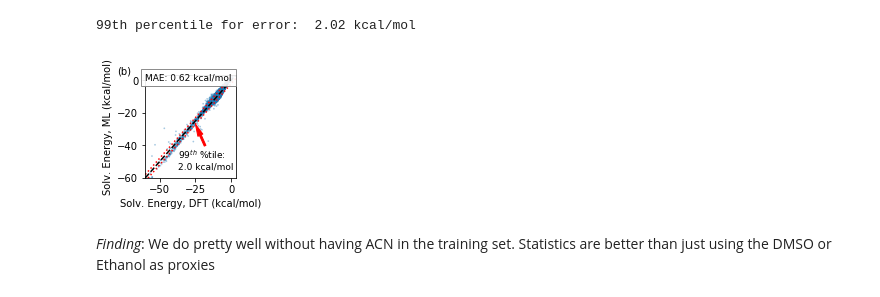
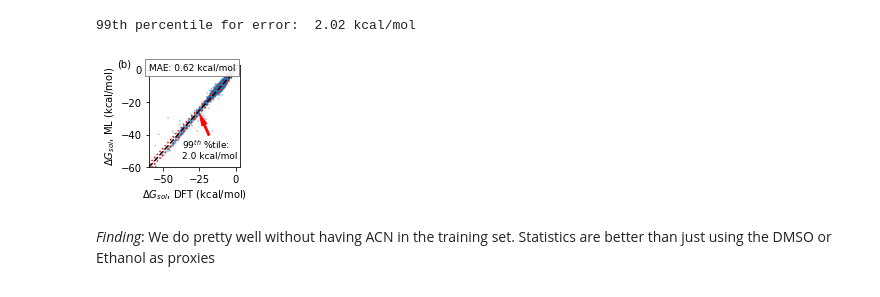
Before and after one commit to globus-labs/solvation-energy-ml, a Jupyter notebook: mpnn-gpu/2_dielectric-constant.ipynb, the cells around one changed output. Cells and saved outputs as stored; diff of their text form; code cells hidden in the pictures.

Commit message:
Remove "solute" from figure 3

```diff
--- a/mpnn-gpu/2_dielectric-constant.ipynb
+++ b/mpnn-gpu/2_dielectric-constant.ipynb
@@ -221,27 +221,27 @@ print(f'99th percentile for error: {perc_95: .2f} kcal/mol')
 # %%
 fig, ax = plt.subplots(figsize=(2.25, 2.25))
 
 lims = np.array([-60, test_data['sol_acn'].max()])
 ax.scatter(test_data['sol_acn'], test_data['sol_acn_pred'], s=3, alpha=0.4, edgecolor='none')
 
 ax.set_xlim(min(lims), max(lims))
 ax.set_ylim(ax.get_xlim())
 ax.plot(ax.get_xlim(), ax.get_xlim(), 'k--')
 ax.plot(lims, lims+perc_95, 'r:', lw=1.5)
 ax.plot(lims, lims-perc_95, 'r:', lw=1.5)
 
 ax.text(0, 0.95, f'MAE:{mean_absolute_error(test_data["sol_acn"], test_data["sol_acn_pred"]): .2f} kcal/mol',
        fontsize=9, transform=ax.transAxes, ha='left', bbox={'facecolor': 'w', 'edgecolor': 'gray', 'alpha': 0.9})
 ax.annotate(f'99$^{{th}}$ %tile:\n{perc_95:.1f} kcal/mol', xy=(-25, -25-perc_95), xytext=(-37, -55),
             fontsize=9, arrowprops={'width': 1.8, 'headwidth': 5.4, 'color': 'r'})
 
-ax.set_xlabel('Solv. Energy, DFT (kcal/mol)')
-ax.set_ylabel('Solv. Energy, ML (kcal/mol)')
+ax.set_xlabel('$\Delta G_{sol}$, DFT (kcal/mol)')
+ax.set_ylabel('$\Delta G_{sol}$, ML (kcal/mol)')
 fig.text(0.15, 0.9, '(b)')
 
 fig.tight_layout()
 fig.savefig(os.path.join('figures', 'acn-dielectric-model.png'), dpi=320)
 # %% [output]
-[figure, old version]
+[figure, new version]
 # %% [markdown]
 *Finding*: We do pretty well without having ACN in the training set. Statistics are better than just using the DMSO or Ethanol as proxies
```
Also changed, not shown: parts of 3 cells of this notebook, 3 other files.
